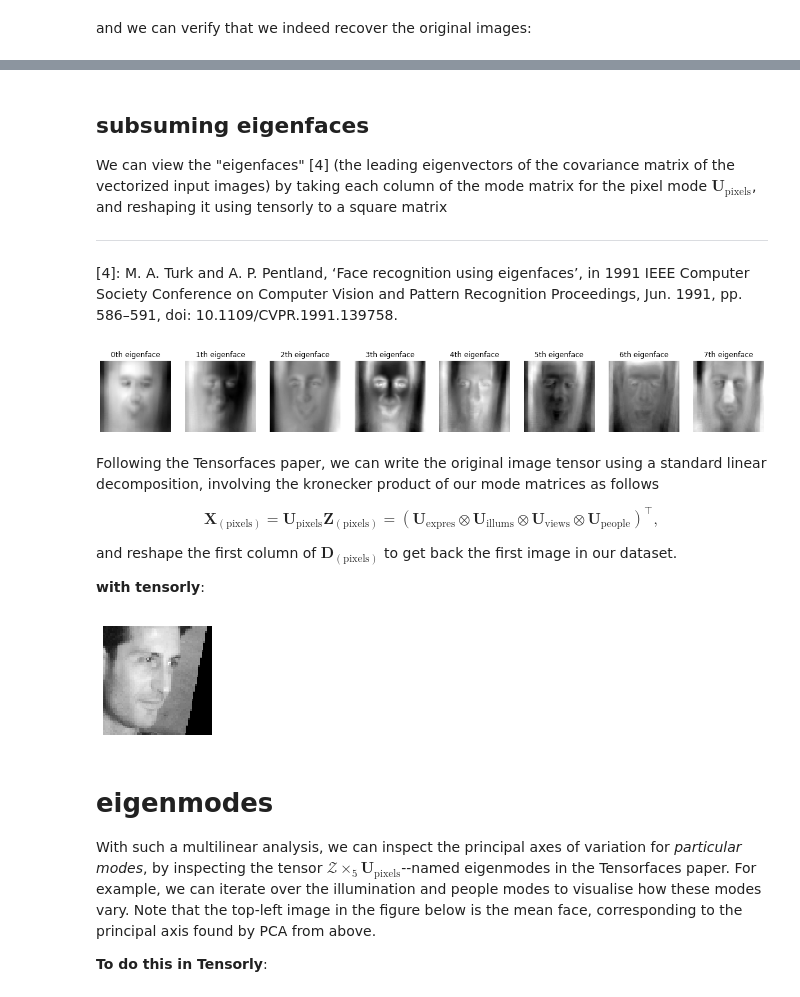
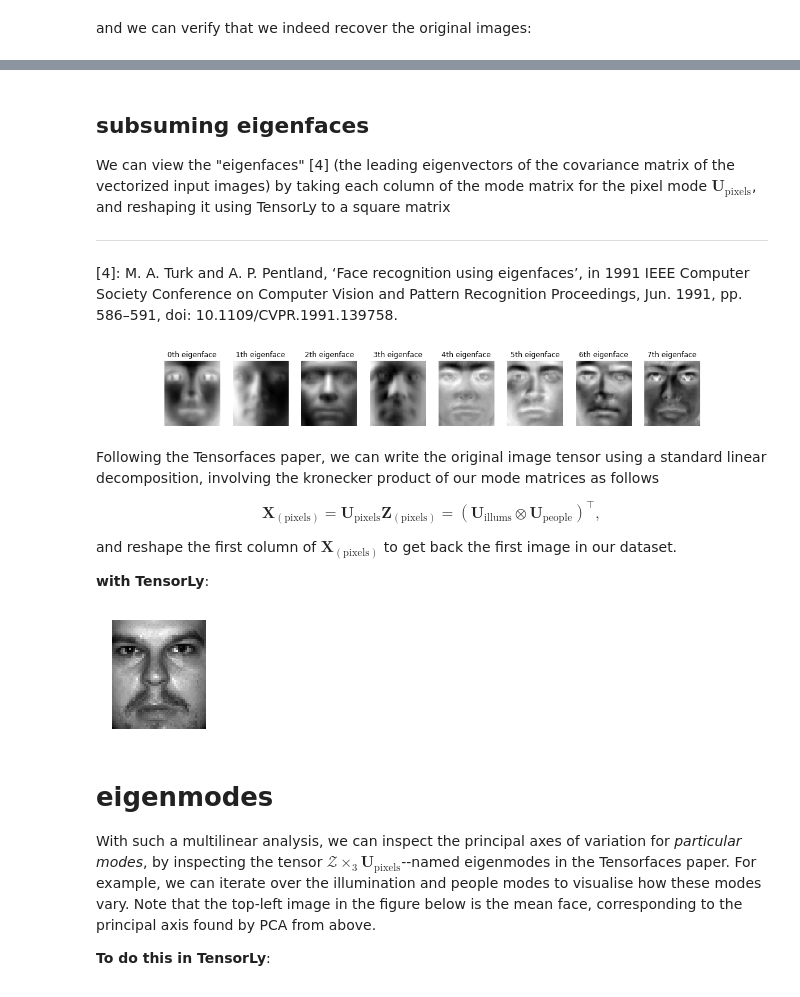
Before and after one commit to tensorly/Proceedings_IEEE_companion_notebooks, a Jupyter notebook: tensorfaces.ipynb, the cells around one changed output, grey strips where cells are left out. Saved outputs shown, nothing was run; the diff lists cells and outputs as text; code cells hidden in the pictures.

```diff
--- a/tensorfaces.ipynb
+++ b/tensorfaces.ipynb
@@ -170,20 +141,0 @@ Shape of tensor image ensemble is: torch.Size([28, 5, 3, 2, 4096])
-# %%
-tmp = []
-for i in range(8):
-    tmp += [tl.reshape(X[i, 0, 0, 0], [img_size, img_size])]
-
-tmp = tl.concatenate(tmp, axis=-1)
-plt.figure(figsize=(20,20))
-plt.title('people axis')
-plt.imshow(tmp, cmap='gray')
-plt.show()
-
-tmp = []
-for i in range(4):
-    tmp += [tl.reshape(X[0, i, 0, 0], [img_size, img_size])]
-
-tmp = tl.concatenate(tmp, axis=-1)
-plt.figure(figsize=(10,10))
-plt.title('viewpoint axis')
-plt.imshow(tmp, cmap='gray')
-plt.show()
@@ -192,0 +142,14 @@ plt.show()
+# %%
+from mpl_toolkits.axes_grid1 import ImageGrid
+
+def show_images(images, rows, cols, img_size, figsize=(5,5), titles=None):
+    fig, axs = plt.subplots(1, 1, figsize=figsize)
+    axs.axis(False)
+    grid = ImageGrid(fig, 111, nrows_ncols=(rows, cols), axes_pad=0.3)
+
+    for i, (ax, im) in enumerate(zip(grid, images)):
+        ax.imshow(tl.reshape(im, img_size), cmap='gray')
+        ax.axis(False)
+
+        if titles is not None:
+            ax.set_title(titles[i])
@@ -228,47 +200,40 @@ plt.show()
 # %% [markdown]
 ## subsuming eigenfaces
 
-We can view the "eigenfaces" [4] (the leading eigenvectors of the covariance matrix of the vectorized input images) by taking each column of the mode matrix for the pixel mode $\mathbf{U}_\text{pixels}$, and reshaping it using tensorly to a square matrix
+We can view the "eigenfaces" [4] (the leading eigenvectors of the covariance matrix of the vectorized input images) by taking each column of the mode matrix for the pixel mode $\mathbf{U}_\text{pixels}$, and reshaping it using TensorLy to a square matrix
 
 ---
 
 [4]: M. A. Turk and A. P. Pentland, ‘Face recognition using eigenfaces’, in 1991 IEEE Computer Society Conference on Computer Vision and Pattern Recognition Proceedings, Jun. 1991, pp. 586–591, doi: 10.1109/CVPR.1991.139758.
-# %%
-fig, axs = plt.subplots(1, 8, figsize=(20, 5))
-for i, ax in enumerate(axs):
-    ax.imshow(tl.reshape(factors[-1][:, i], [img_size, img_size]), cmap='gray')
-    ax.set_title('{}th eigenface'.format(i))
-    ax.axis(False)
-# %% [output]
-[figure, removed]
+# %%
+leading_eigenfaces = [factors[-1][:, i] for i in range(8)]
+show_images(leading_eigenfaces, 1, 8, img_size, figsize=(20,2), titles=['{}th eigenface'.format(i) for i in range(8)])
+# %% [output]
+[figure, added]
 # %% [markdown]
 Following the Tensorfaces paper, we can write the original image tensor using a standard linear decomposition, involving the kronecker product of our mode matrices as follows
 
-$$\mathbf{X}_{(\text{pixels})} = \mathbf{U}_\text{pixels}\mathbf{Z}_{(\text{pixels})} = \left( \mathbf{U}_\text{expres} \otimes \mathbf{U}_\text{illums} \otimes \mathbf{U}_\text{views} \otimes \mathbf{U}_\text{people} \right)^\top,$$
+$$\mathbf{X}_{(\text{pixels})} = \mathbf{U}_\text{pixels}\mathbf{Z}_{(\text{pixels})} = \left( \mathbf{U}_\text{illums} \otimes \mathbf{U}_\text{people} \right)^\top,$$
 
-and reshape the first column of $\mathbf{D}_{(\text{pixels})}$ to get back the first image in our dataset.
+and reshape the first column of $\mathbf{X}_{(\text{pixels})}$ to get back the first image in our dataset.
 
-**with tensorly**:
+**with TensorLy**:
 # %%
-D_pixels = tl.dot(
+X_pixels = tl.dot(
     factors[-1],
     tl.dot(
-        tl.unfold(core, 4),
+        tl.unfold(core, 2),
         tl.tenalg.kronecker(factors[:-1]).T
     )
 )
 
-# observe we get back the first image in the training set as the first column of D_pixels
-plt.figure(figsize=(2,2))
-plt.axis(False)
-plt.imshow(tl.reshape(D_pixels[:, 0], [img_size, img_size]), cmap='gray')
-plt.show()
+show_images([X_pixels[:, 0]], 1, 1, img_size, figsize=(2,2))
 # %% [output]
-[figure, old version]
+[figure, new version]
 # %% [markdown]
 # eigenmodes
 
-With such a multilinear analysis, we can inspect the principal axes of variation for *particular modes*, by inspecting the tensor $\mathcal{Z}\times_5\mathbf{U}_\text{pixels}$--named eigenmodes in the Tensorfaces paper. For example, we can iterate over the illumination and people modes to visualise how these modes vary. Note that the top-left image in the figure below is the mean face, corresponding to the principal axis found by PCA from above.
+With such a multilinear analysis, we can inspect the principal axes of variation for *particular modes*, by inspecting the tensor $\mathcal{Z}\times_3\mathbf{U}_\text{pixels}$--named eigenmodes in the Tensorfaces paper. For example, we can iterate over the illumination and people modes to visualise how these modes vary. Note that the top-left image in the figure below is the mean face, corresponding to the principal axis found by PCA from above.
 
-**To do this in Tensorly**:
+**To do this in TensorLy**:
 # %%
```
Also changed, not shown: parts of 19 cells of this notebook, 1 other file.
